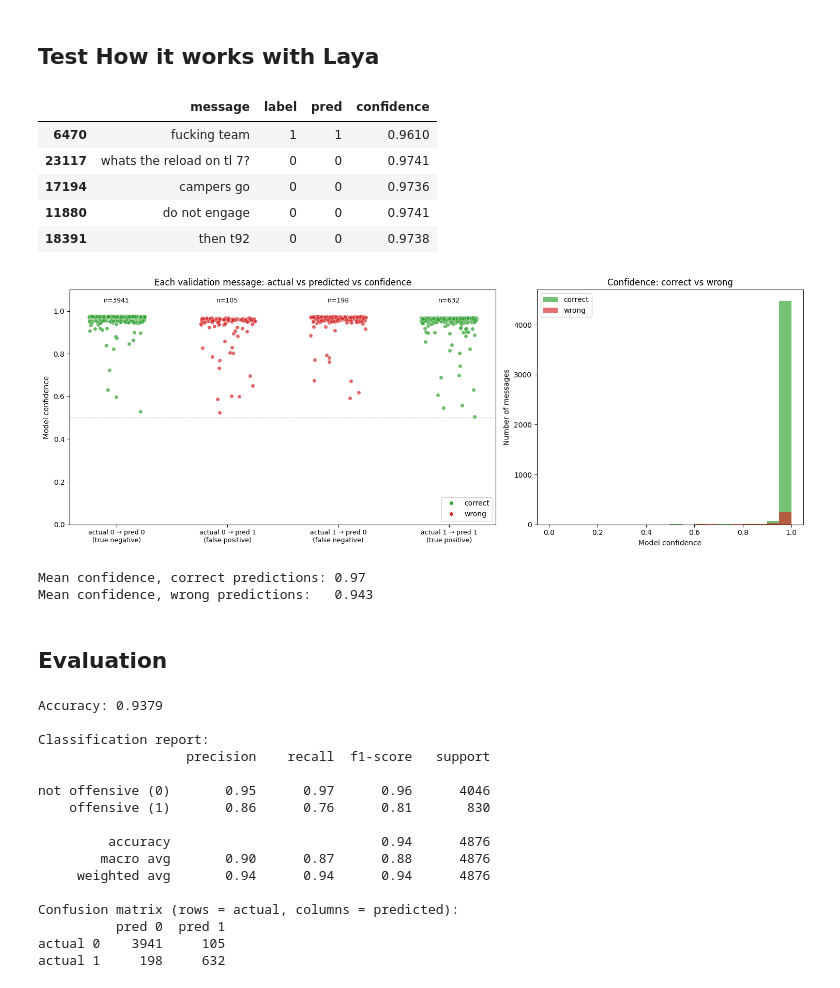
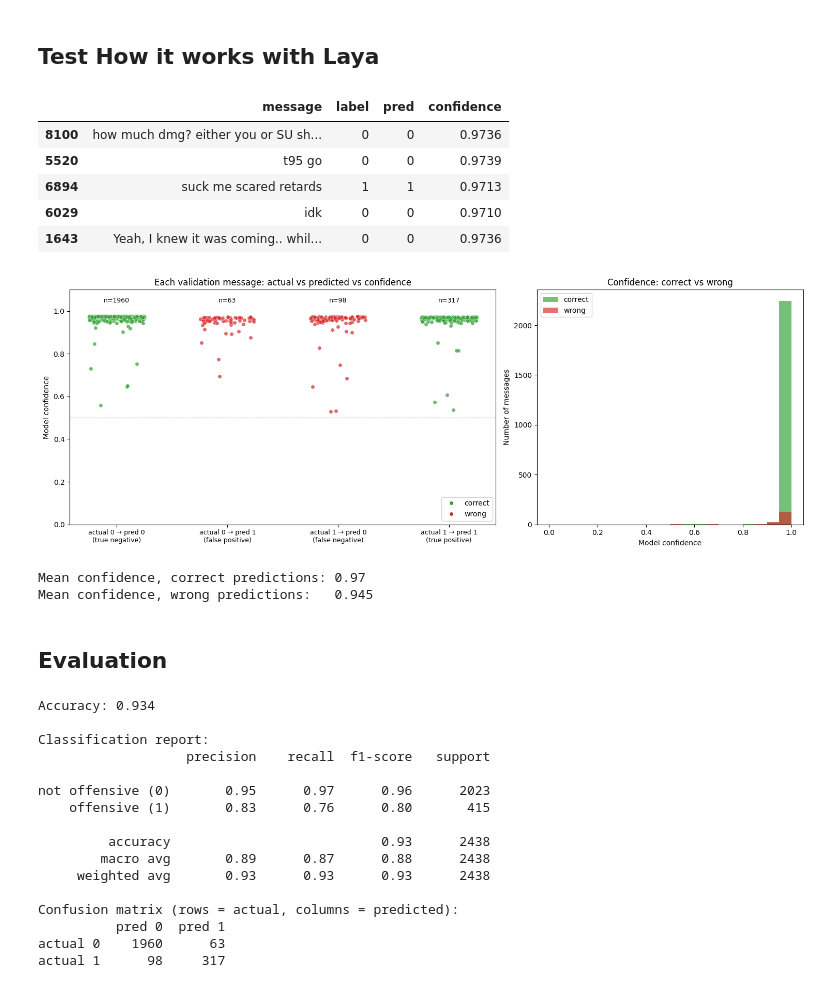
Before and after one commit to ongkenith/IS469, a Jupyter notebook: training materials/laya_model_training_notebook.ipynb, the cells around one changed output. Cells and saved outputs as stored; diff of their text form; code cells hidden in the pictures.

Commit message:
updated materials in 'training materials' folder
- Added README for results
- changed the notebook to the latest

```diff
--- a/training materials/laya_model_training_notebook.ipynb
+++ b/training materials/laya_model_training_notebook.ipynb
@@ -46,9 +46,13 @@ df[TEXT_COL]  = df[TEXT_COL].astype(str)
 df[LABEL_COL] = df[LABEL_COL].astype(str)
 print(f"Dataframe Shape: {df.shape}")
 
-train_df, val_df = train_test_split(
+train_df, temp_df = train_test_split(
     df, test_size=0.2, random_state=42, stratify=df[LABEL_COL]
 )
-print(len(train_df), "train /", len(val_df), "validation")
+
+val_df, test_df = train_test_split(
+    temp_df, test_size=0.5, random_state=42, stratify=temp_df[LABEL_COL]
+)
+print(len(train_df), "train /", len(val_df), "validation /", len(test_df), "test")
 # %% [output]
 Dataframe Shape: (24379, 2)
@@ -262,25 +342,25 @@ questions = {
 
 
 preds, confs = [], []
-for text in tqdm(val_df[TEXT_COL]):
+for text in tqdm(test_df[TEXT_COL]):
     res = agent.predict({"message": text}, questions)
     ans = res["answers"]["label"]
     preds.append(ans["choice"])
     confs.append(ans.get("answer_confidence"))
 
-val_out = val_df.copy()
-val_out["pred"] = preds
-val_out["confidence"] = confs
-val_out.head()
+test_out = test_df.copy()
+test_out["pred"] = preds
+test_out["confidence"] = confs
+test_out.head()
 # %% [output]
 |  | message | label | pred | confidence |
-| 6470 | fucking team | 1 | 1 | 0.9610 |
-| 23117 | whats the reload on tl 7? | 0 | 0 | 0.9741 |
-| 17194 | campers go | 0 | 0 | 0.9736 |
-| 11880 | do not engage | 0 | 0 | 0.9741 |
-| 18391 | then t92 | 0 | 0 | 0.9738 |
+| 8100 | how much dmg? either you or SU sh... | 0 | 0 | 0.9736 |
+| 5520 | t95 go | 0 | 0 | 0.9739 |
+| 6894 | suck me scared retards | 1 | 1 | 0.9713 |
+| 6029 | idk | 0 | 0 | 0.9710 |
+| 1643 | Yeah, I knew it was coming.. whil... | 0 | 0 | 0.9736 |
 # %%
-plot_df = val_out.copy()
+plot_df = test_out.copy()
 plot_df["confidence"] = pd.to_numeric(plot_df["confidence"], errors="coerce")
 plot_df["actual"] = plot_df[LABEL_COL].astype(str)
 plot_df["correct"] = plot_df["actual"] == plot_df["pred"].astype(str)
@@ -311,41 +391,41 @@ else:
         ax.text(i, 1.04, f"n={len(sub)}", ha="center", fontsize=9)
     ax.set_xticks(range(len(groups)))
     ax.set_xticklabels([names[g] for g in groups], fontsize=9)
     ax.set_ylabel("Model confidence")
     ax.set_ylim(0, 1.1)
     ax.axhline(0.5, color="gray", linestyle="--", linewidth=0.8)
     ax.set_title("Each validation message: actual vs predicted vs confidence")
     ax.legend(handles=[
         plt.Line2D([], [], marker="o", color="w", markerfacecolor="tab:green", label="correct"),
         plt.Line2D([], [], marker="o", color="w", markerfacecolor="tab:red", label="wrong"),
     ], loc="lower right")
 
     # --- Right: confidence distribution, correct vs wrong ---
     ax = axes[1]
     bins = np.linspace(0, 1, 21)
     ax.hist(plot_df.loc[plot_df["correct"], "confidence"].dropna(), bins=bins,
             alpha=0.65, color="tab:green", label="correct")
     ax.hist(plot_df.loc[~plot_df["correct"], "confidence"].dropna(), bins=bins,
             alpha=0.65, color="tab:red", label="wrong")
     ax.set_xlabel("Model confidence")
     ax.set_ylabel("Number of messages")
     ax.set_title("Confidence: correct vs wrong")
     ax.legend()
 
     plt.tight_layout()
     plt.show()
 
     print("Mean confidence, correct predictions:", round(plot_df.loc[plot_df["correct"], "confidence"].mean(), 3))
     print("Mean confidence, wrong predictions:  ", round(plot_df.loc[~plot_df["correct"], "confidence"].mean(), 3))
 # %% [output]
-[figure, old version]
+[figure, new version]
 Mean confidence, correct predictions: 0.97
-Mean confidence, wrong predictions:   0.943
+Mean confidence, wrong predictions:   0.945
 # %% [markdown]
 ## Evaluation
 # %%
 
-y_true, y_pred = val_out[LABEL_COL], val_out["pred"]
+y_true, y_pred = test_out[LABEL_COL], test_out["pred"]
 
 print("Accuracy:", round(accuracy_score(y_true, y_pred), 4))
 print("\nClassification report:")
@@ -356,19 +436,19 @@ print("Confusion matrix (rows = actual, columns = predicted):")
 print(pd.DataFrame(confusion_matrix(y_true, y_pred, labels=["0", "1"]),
                    index=["actual 0", "actual 1"], columns=["pred 0", "pred 1"]))
 # %% [output]
-Accuracy: 0.9379
+Accuracy: 0.934
 
 Classification report:
                    precision    recall  f1-score   support
 
-not offensive (0)       0.95      0.97      0.96      4046
-    offensive (1)       0.86      0.76      0.81       830
+not offensive (0)       0.95      0.97      0.96      2023
+    offensive (1)       0.83      0.76      0.80       415
 
-         accuracy                           0.94      4876
-        macro avg       0.90      0.87      0.88      4876
-     weighted avg       0.94      0.94      0.94      4876
+         accuracy                           0.93      2438
+        macro avg       0.89      0.87      0.88      2438
+     weighted avg       0.93      0.93      0.93      2438
 
 Confusion matrix (rows = actual, columns = predicted):
           pred 0  pred 1
-actual 0    3941     105
-actual 1     198     632
+actual 0    1960      63
+actual 1      98     317
```
Also changed, not shown: parts of 3 cells of this notebook, 2 other files.
